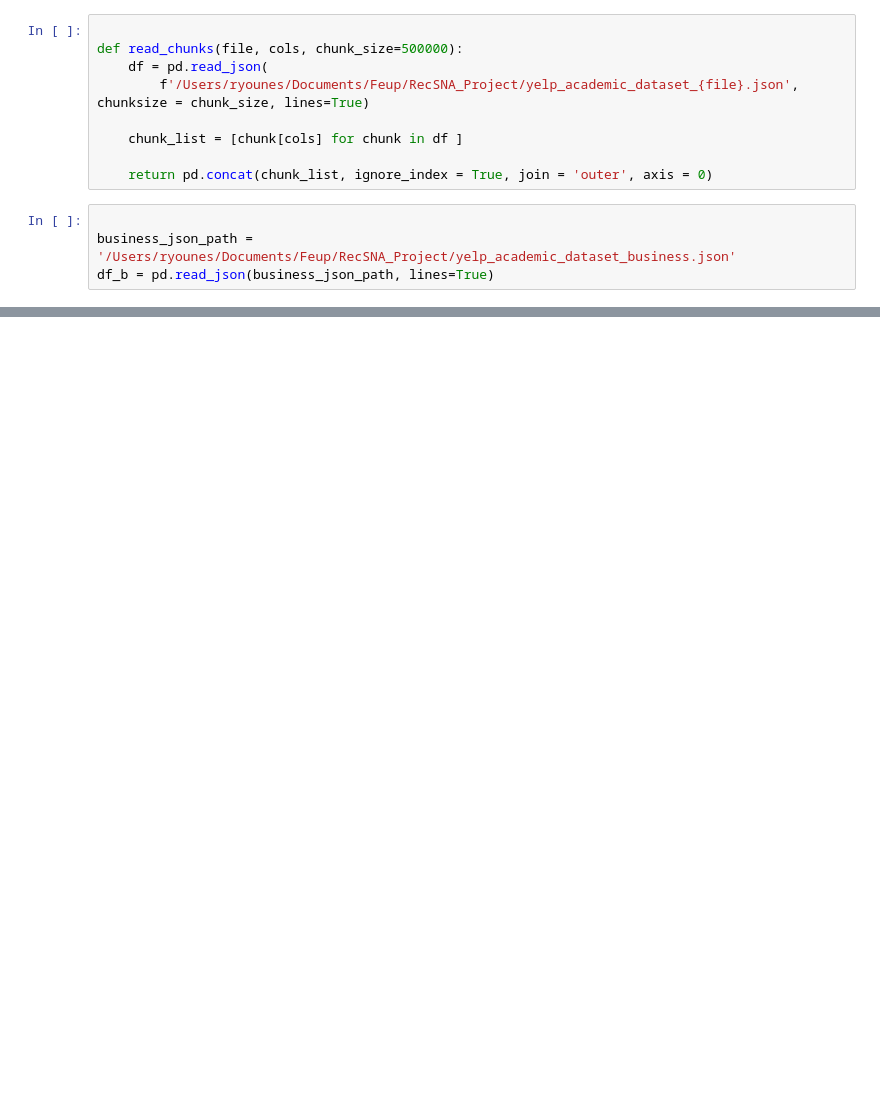
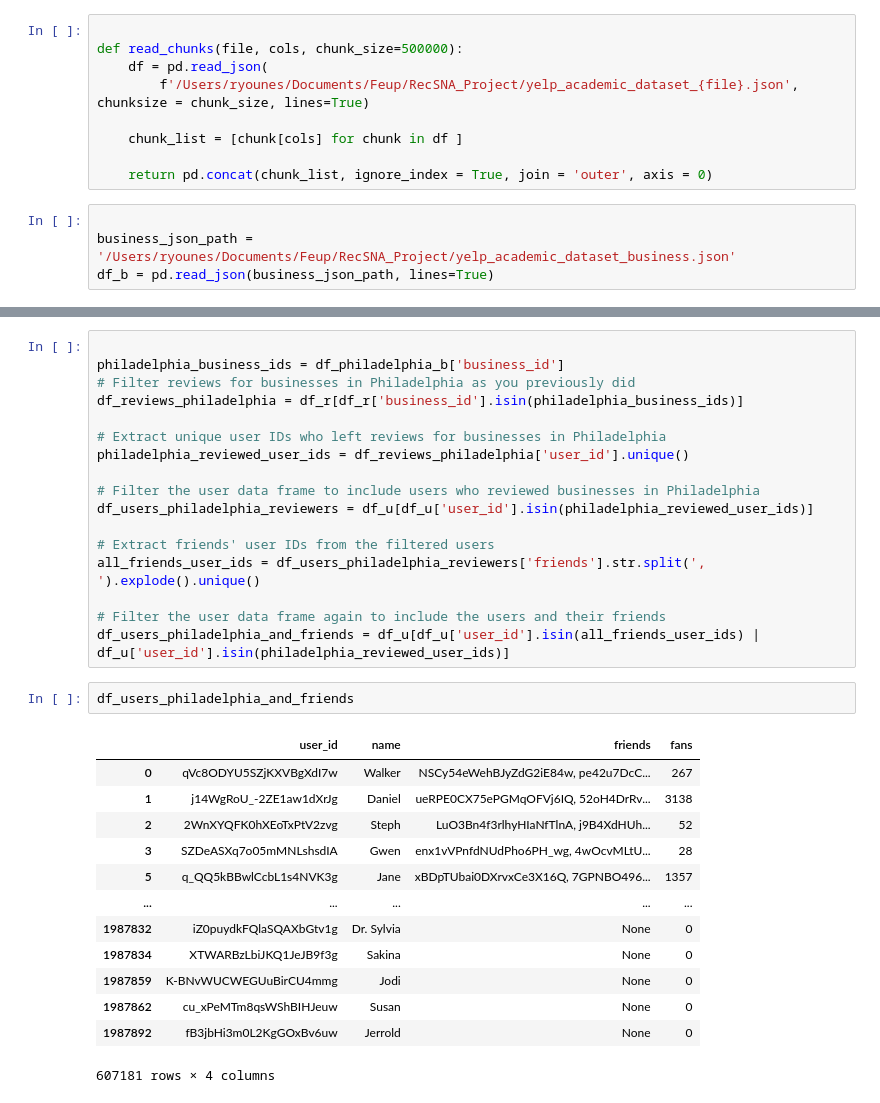
Before and after one commit to YounMars/Analysis-of-Complex-Data, a Jupyter notebook: Notebook/RecSNA_project.ipynb, the cells around one changed output, grey strips where cells are left out. Saved outputs shown, nothing was run; the diff lists cells and outputs as text; blank space fills up the shorter version.

```diff
--- a/Notebook/RecSNA_project.ipynb
+++ b/Notebook/RecSNA_project.ipynb
@@ -34,0 +108,33 @@ df_u
+# %%
+
+philadelphia_business_ids = df_philadelphia_b['business_id']
+# Filter reviews for businesses in Philadelphia as you previously did
+df_reviews_philadelphia = df_r[df_r['business_id'].isin(philadelphia_business_ids)]
+
+# Extract unique user IDs who left reviews for businesses in Philadelphia
+philadelphia_reviewed_user_ids = df_reviews_philadelphia['user_id'].unique()
+
+# Filter the user data frame to include users who reviewed businesses in Philadelphia
+df_users_philadelphia_reviewers = df_u[df_u['user_id'].isin(philadelphia_reviewed_user_ids)]
+
+# Extract friends' user IDs from the filtered users
+all_friends_user_ids = df_users_philadelphia_reviewers['friends'].str.split(', ').explode().unique()
+
+# Filter the user data frame again to include the users and their friends
+df_users_philadelphia_and_friends = df_u[df_u['user_id'].isin(all_friends_user_ids) | df_u['user_id'].isin(philadelphia_reviewed_user_ids)]
+# %%
+df_users_philadelphia_and_friends
+# %% [output]
+|  | user_id | name | friends | fans |
+| 0 | qVc8ODYU5SZjKXVBgXdI7w | Walker | NSCy54eWehBJyZdG2iE84w, pe42u7DcC... | 267 |
+| 1 | j14WgRoU_-2ZE1aw1dXrJg | Daniel | ueRPE0CX75ePGMqOFVj6IQ, 52oH4DrRv... | 3138 |
+| 2 | 2WnXYQFK0hXEoTxPtV2zvg | Steph | LuO3Bn4f3rlhyHIaNfTlnA, j9B4XdHUh... | 52 |
+| 3 | SZDeASXq7o05mMNLshsdIA | Gwen | enx1vVPnfdNUdPho6PH_wg, 4wOcvMLtU... | 28 |
+| 5 | q_QQ5kBBwlCcbL1s4NVK3g | Jane | xBDpTUbai0DXrvxCe3X16Q, 7GPNBO496... | 1357 |
+| ... | ... | ... | ... | ... |
+| 1987832 | iZ0puydkFQlaSQAXbGtv1g | Dr. Sylvia | None | 0 |
+| 1987834 | XTWARBzLbiJKQ1JeJB9f3g | Sakina | None | 0 |
+| 1987859 | K-BNvWUCWEGUuBirCU4mmg | Jodi | None | 0 |
+| 1987862 | cu_xPeMTm8qsWShBIHJeuw | Susan | None | 0 |
+| 1987892 | fB3jbHi3m0L2KgGOxBv6uw | Jerrold | None | 0 |
+607181 rows × 4 columns
```
Also changed, not shown: parts of 10 cells of this notebook, 1 other file.
